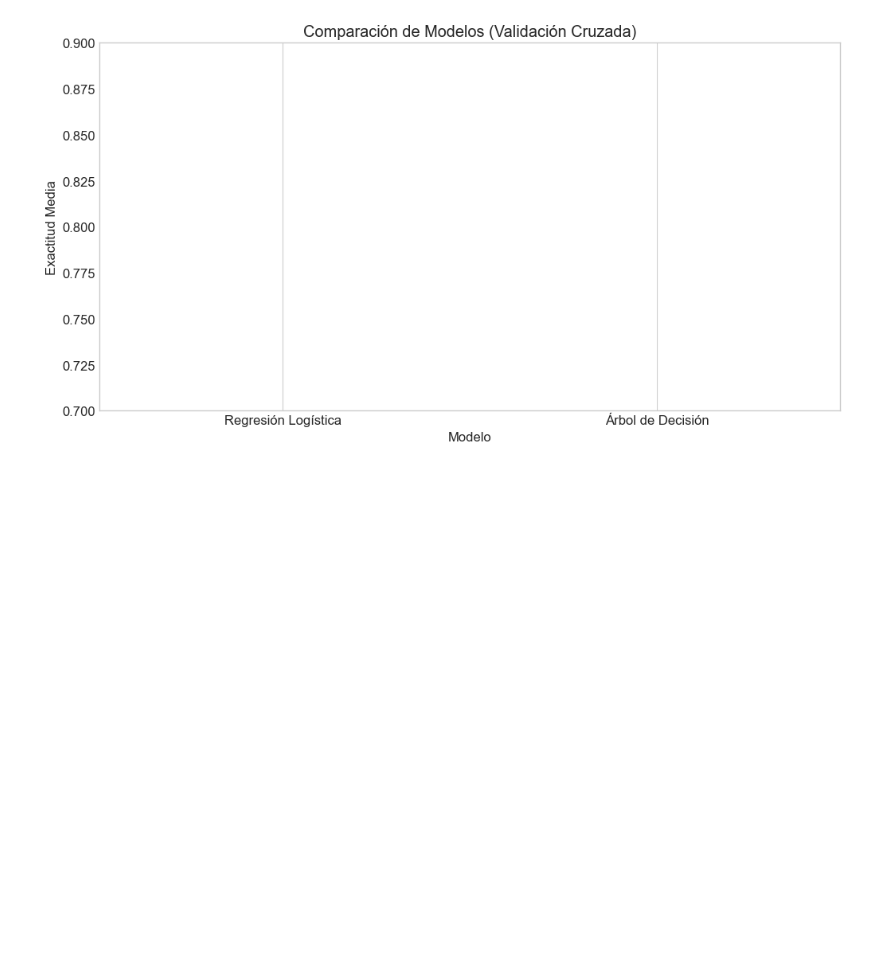
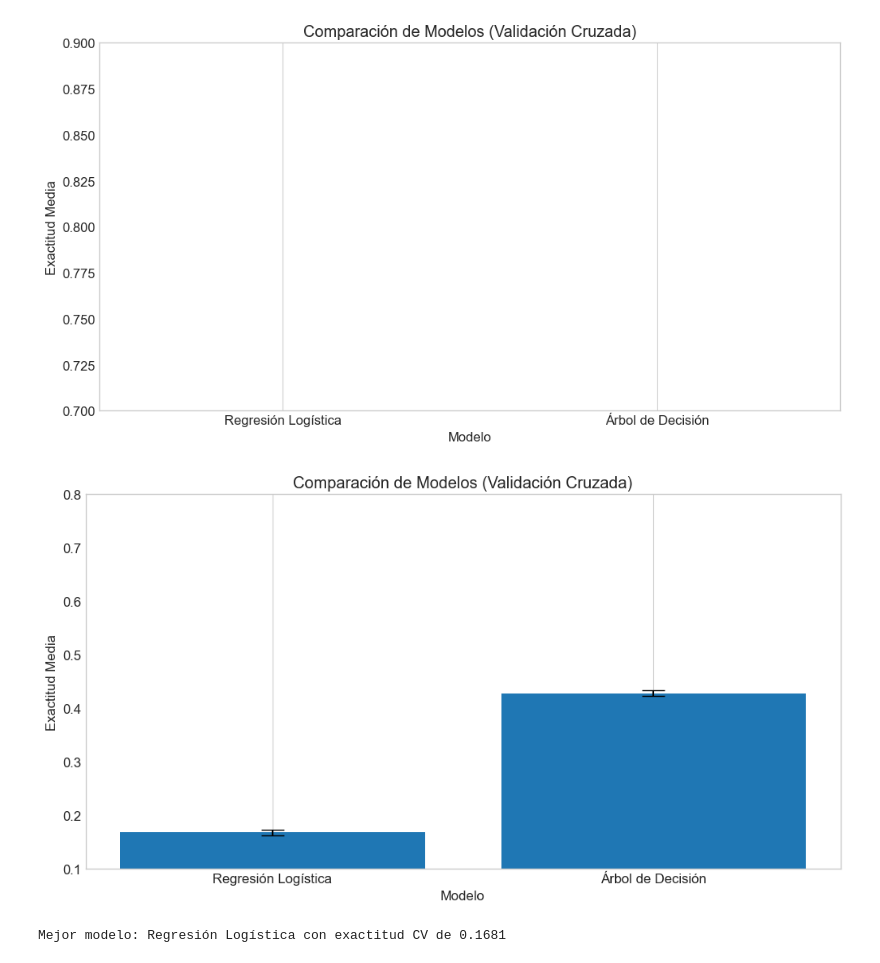
Before and after one commit to Giocasas/Habidata, a Jupyter notebook: proyecto.ipynb, the cells around one changed output. Drawn from its saved outputs; the diff is of its cells as text; code cells hidden in the pictures; blank space fills up the shorter version.

```diff
--- a/proyecto.ipynb
+++ b/proyecto.ipynb
@@ -170,7 +170,10 @@ models = {
     'Regresión Logística': LogisticRegression(max_iter=100, random_state=42),
     'Árbol de Decisión': DecisionTreeClassifier(random_state=42),
     'Random Forest': RandomForestClassifier(random_state=42),
-    'SVM': SVC(probability=True, random_state=42) #Prueba
+    'SVM': SVC(probability=True, random_state=42),
+    'Gradient Boosting': GradientBoostingClassifier(random_state=42),
+    'AdaBoost': AdaBoostClassifier(random_state=42),
+    'Extra Trees': ExtraTreesClassifier(random_state=42)
 }
 
 # Crear pipelines para cada modelo
@@ -200,7 +203,7 @@ plt.bar(models.keys(), cv_means, yerr=cv_stds, capsize=10)
 plt.title('Comparación de Modelos (Validación Cruzada)')
 plt.xlabel('Modelo')
 plt.ylabel('Exactitud Media')
-plt.ylim([0.7, 0.9])  # Ajustar según los resultados
+plt.ylim([0.1, 0.8])  # Ajustar según los resultados
 plt.grid(axis='y')
 plt.savefig('Comparacion_modelos_areas_inmuebles.png', dpi=300, bbox_inches='tight')
 
@@ -263,3 +266,20 @@ Regresión Logística: Exactitud CV = 0.1681 (±0.0051)
 Mejor modelo: Árbol de Decisión con exactitud CV de 0.4283
 ValueError: Target is multiclass but average='binary'. Please choose another average setting, one of [None, 'micro', 'macro', 'weighted'].
 [figure]
+# %%
+plt.figure(figsize=(12, 6))
+plt.bar(models.keys(), cv_means, yerr=cv_stds, capsize=10)
+plt.title('Comparación de Modelos (Validación Cruzada)')
+plt.xlabel('Modelo')
+plt.ylabel('Exactitud Media')
+plt.ylim([0.1, 0.8])  # Ajustar según los resultados
+plt.grid(axis='y')
+plt.savefig('Comparacion_modelos_areas_inmuebles.png', dpi=300, bbox_inches='tight')
+# %% [output]
+[figure, added]
+# %%
+best_model_name = min(results, key=lambda x: results[x]['cv_mean'])
+best_pipeline = pipelines[best_model_name]
+print(f"\nMejor modelo: {best_model_name} con exactitud CV de {results[best_model_name]['cv_mean']:.4f}")
+# %% [output]
+Mejor modelo: Regresión Logística con exactitud CV de 0.1681
```
Also changed, not shown: parts of 16 cells of this notebook.
